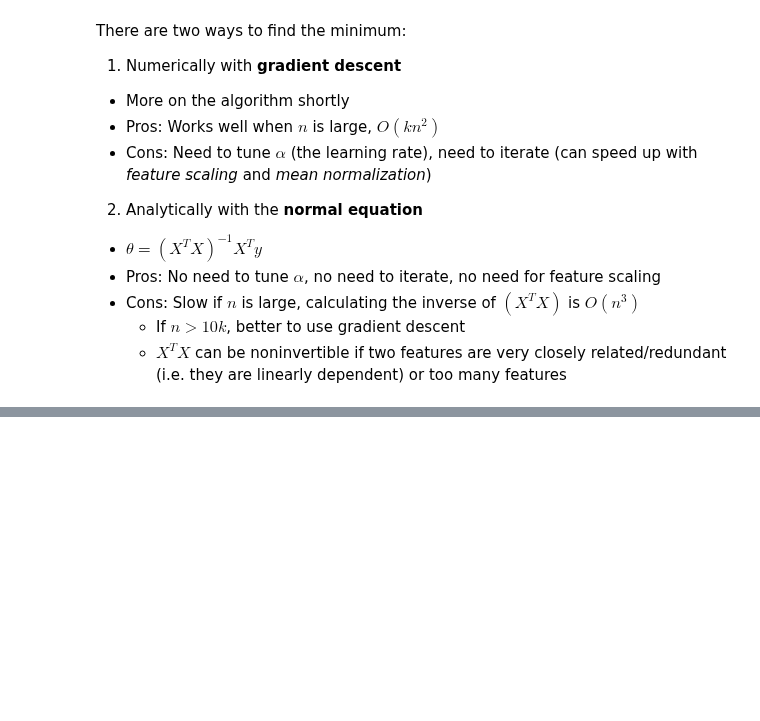
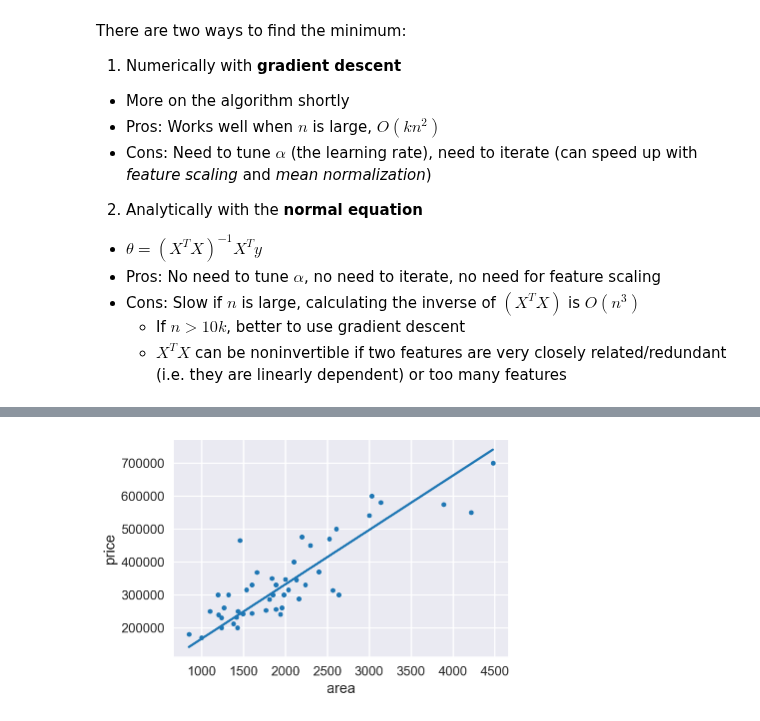
Before and after one commit to sameerank/data-science-interview-prep, a Jupyter notebook: ml/linear_regression.ipynb, the cells around one changed output, grey strips where cells are left out. Saved outputs shown, nothing was run; the diff lists cells and outputs as text; code cells hidden in the pictures; blank space fills up the shorter version.

```diff
--- a/ml/linear_regression.ipynb
+++ b/ml/linear_regression.ipynb
@@ -44,0 +100,8 @@ There are two ways to find the minimum:
+# %%
+df.plot.scatter(x='area', y='price')
+line_xs = range(df.area.min(), df.area.max())
+line_ys = [x*thetas[1] + thetas[0] for x in line_xs]
+plt.plot(line_xs, line_ys)
+plt.show()
+# %% [output]
+[figure, added]
```
Also changed, not shown: parts of 8 cells of this notebook, 3 other files.
